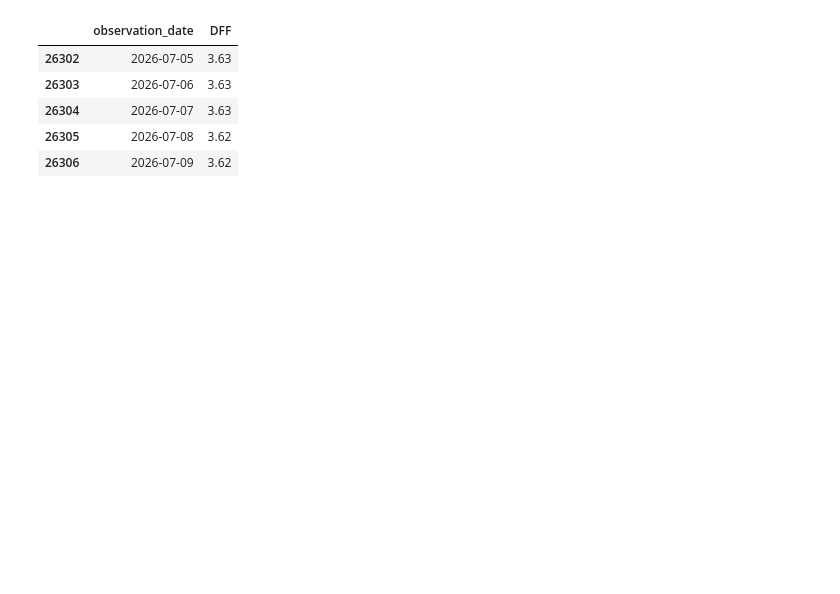
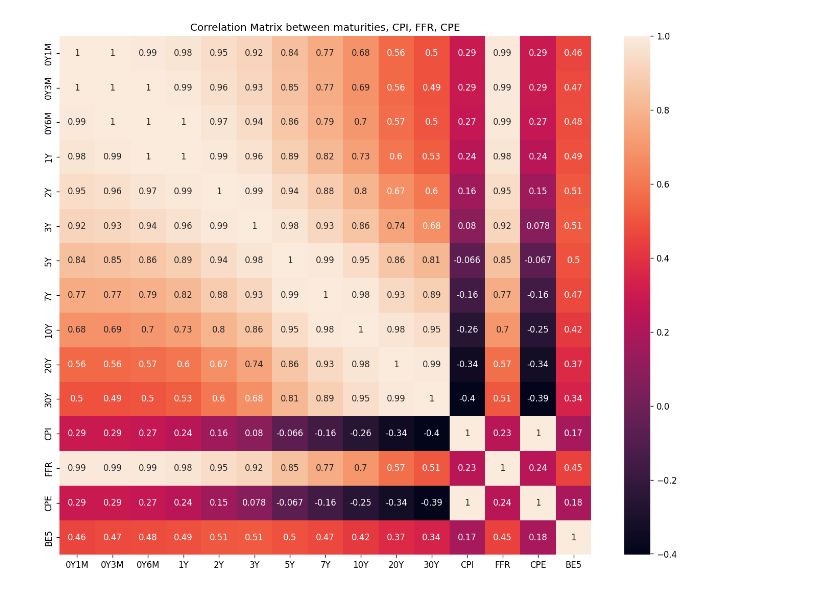
Before and after one commit to raghavken/altREU, a Jupyter notebook: notebooks/data_correlation.ipynb, the cells around one changed output. Drawn from its saved outputs; the diff is of its cells as text; code cells hidden in the pictures; blank space fills up the shorter version.

Commit message:
correlation matrix of new maturity data

```diff
--- a/notebooks/data_correlation.ipynb
+++ b/notebooks/data_correlation.ipynb
@@ -6,14 +6,65 @@ import matplotlib as plt
 # %%
 #Inflation metric
 CPI = pd.read_csv("../data/CPI_LESSFOOD+ENERGY.csv").dropna()
+CPI.rename(columns={"observation_date": "Date", "CPILFESL":"CPI"}, inplace=True)
+CPI["Date"] = pd.to_datetime(CPI["Date"])
+CPI.set_index("Date", inplace=True)
 
-#Interest rate metric
+
 FFR = pd.read_csv("../data/DFF.csv").dropna()
-FFR.tail(5)
+FFR.rename(columns={"observation_date": "Date", "DFF":"FFR"}, inplace=True)
+FFR["Date"] = pd.to_datetime(FFR["Date"])
+FFR.set_index("Date", inplace=True)
+
+
+CPE = pd.read_csv("../data/PCEPILFE.csv").dropna()
+CPE.rename(columns={"observation_date": "Date", "PCEPILFE":"CPE"}, inplace=True)
+CPE["Date"] = pd.to_datetime(CPE["Date"])
+CPE.set_index("Date", inplace=True)
+
+MATURITIES = pd.read_csv("../data/FRB_H15.csv").dropna()
+MATURITIES.rename(columns={"Series Description": "Date", "Market yield on U.S. Treasury securities at 1-month  constant maturity, quoted on investment basis": "0Y1M", "Market yield on U.S. Treasury securities at 3-month  constant maturity, quoted on investment basis": "0Y3M", "Market yield on U.S. Treasury securities at 6-month  constant maturity, quoted on investment basis": "0Y6M", "Market yield on U.S. Treasury securities at 1-year  constant maturity, quoted on investment basis": "1Y", "Market yield on U.S. Treasury securities at 2-year  constant maturity, quoted on investment basis": "2Y", "Market yield on U.S. Treasury securities at 3-year  constant maturity, quoted on investment basis": "3Y", "Market yield on U.S. Treasury securities at 5-year  constant maturity, quoted on investment basis": "5Y", "Market yield on U.S. Treasury securities at 7-year  constant maturity, quoted on investment basis": "7Y", "Market yield on U.S. Treasury securities at 10-year  constant maturity, quoted on investment basis": "10Y", "Market yield on U.S. Treasury securities at 20-year constant maturity, quoted on investment basis": "20Y", "Market yield on U.S. Treasury securities at 30-year  constant maturity, quoted on investment basis": "30Y"}, inplace=True)
+MATURITIES.rename(columns={"Market yield on U.S. Treasury securities at 20-year  constant maturity, quoted on investment basis": "20Y"}, inplace=True)
+
+#make index to datetime for timeseries
+MATURITIES["Date"] = pd.to_datetime(MATURITIES["Date"])
+MATURITIES.set_index("Date", inplace=True)
+
+BE = pd.read_csv("../data/T5YIE.csv").dropna()
+BE.rename(columns = {"observation_date": "Date", "T5YIE": "BE5"}, inplace=True)
+BE["Date"] = pd.to_datetime(BE["Date"])
+BE.set_index("Date", inplace=True)
+
+combined_df = MATURITIES.join(
+    [CPI,
+    FFR,
+    CPE,
+    BE
+    ],
+    how="left"
+)
+
+combined_df = combined_df.sort_index()
+combined_df.head(5)
+#CPE and CPI are released monthly
+# FED sets federal funds rate target, but actual value fluctuates daily based on banks
+
+matrix = combined_df.corr()
+
+fig,ax = plt.subplots(
+    figsize = (14,11),
+    dpi = 120
+)
+
+ax2 = sns.heatmap(
+    matrix,
+    annot=True,
+    ax=ax
+)
+plt.title("Correlation Matrix between maturities, CPI, FFR, CPE")
+plt.show()
+
+grid = ax2.get_figure()
+grid.savefig("correlationMatrix.png")
 # %% [output]
-|  | observation_date | DFF |
-| 26302 | 2026-07-05 | 3.63 |
-| 26303 | 2026-07-06 | 3.63 |
-| 26304 | 2026-07-07 | 3.63 |
-| 26305 | 2026-07-08 | 3.62 |
-| 26306 | 2026-07-09 | 3.62 |
+[figure, added]
```
Also changed, not shown: parts of 1 cell of this notebook, 2 other files.
